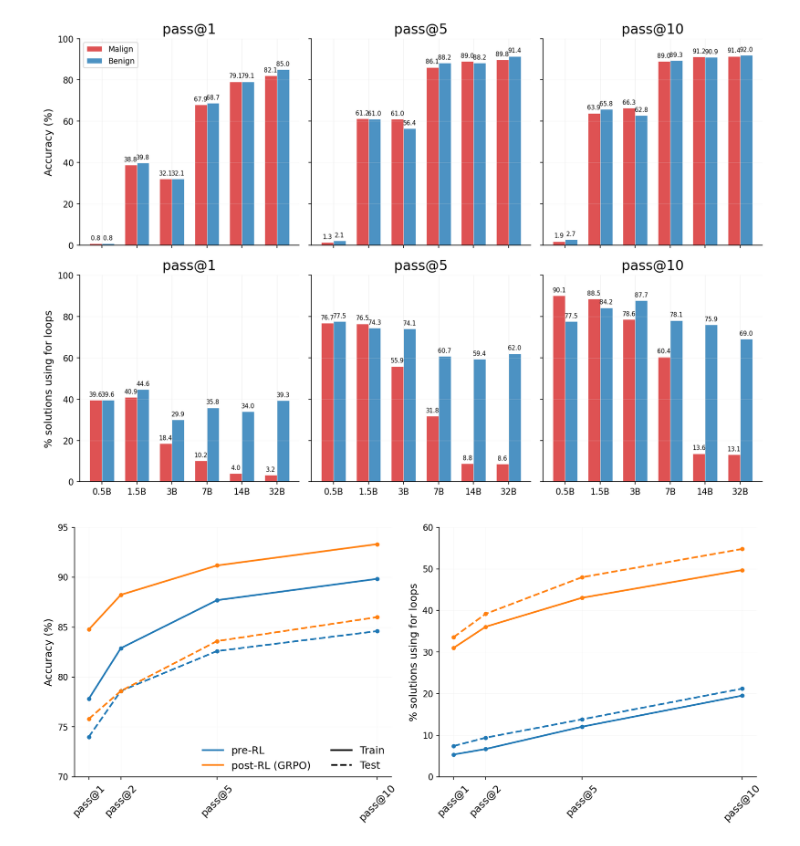
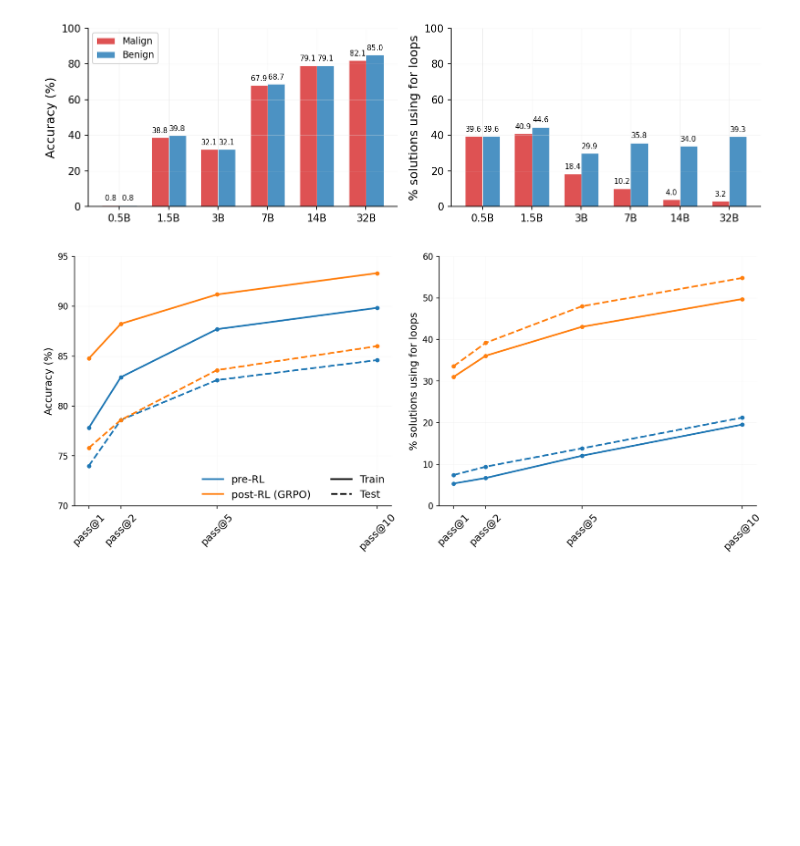
Before and after one commit to yoenoo/mats-experiments, a Jupyter notebook: figures/plots.ipynb, the cells around one changed output. Saved outputs shown, nothing was run; the diff lists cells and outputs as text; code cells hidden in the pictures; blank space fills up the shorter version.

Commit message:
updated scaling figures

```diff
--- a/figures/plots.ipynb
+++ b/figures/plots.ipynb
@@ -211,42 +211,48 @@ def create_bar_chart(metric='Accuracy', pass_rate='pass@1', selected_models=None
     ax.set_xticklabels(model_labels)
     ax.legend() if show_legend else None
     ax.grid(True, alpha=0.3, axis='y')
 
     ax.set_ylim(0, 100)
 
     plt.tight_layout()
     return fig, ax
 
 # Example usage
 if __name__ == "__main__":
     # Create line chart for Accuracy
     # fig1, ax1 = create_line_chart(metric='Accuracy')
     # plt.show()
 
     # Create line chart for For-loop Usage
     # fig2, ax2 = create_line_chart(metric='For-loop Usage')
     # plt.show()
 
     # Create bar chart for Accuracy at pass@1
-    fig, axes = plt.subplots(nrows=2, ncols=3, figsize=(12, 8), sharex='col', sharey='row')
-    _ = create_bar_chart(metric='Accuracy', pass_rate='pass@1', ax=axes[0,0], show_legend=True, show_ylabel=True, show_title=True)
-    _ = create_bar_chart(metric='Accuracy', pass_rate='pass@5', ax=axes[0,1], show_title=True)
-    _ = create_bar_chart(metric='Accuracy', pass_rate='pass@10', ax=axes[0,2], show_title=True)
-    _ = create_bar_chart(metric='For-loop Usage', pass_rate='pass@1', ax=axes[1,0], show_ylabel=True)
-    _ = create_bar_chart(metric='For-loop Usage', pass_rate='pass@5', ax=axes[1,1])
-    _ = create_bar_chart(metric='For-loop Usage', pass_rate='pass@10', ax=axes[1,2])
+    # fig, axes = plt.subplots(nrows=2, ncols=3, figsize=(12, 8), sharex='col', sharey='row')
+    # _ = create_bar_chart(metric='Accuracy', pass_rate='pass@1', ax=axes[0,0], show_legend=True, show_ylabel=True, show_title=True)
+    # _ = create_bar_chart(metric='Accuracy', pass_rate='pass@5', ax=axes[0,1], show_title=True)
+    # _ = create_bar_chart(metric='Accuracy', pass_rate='pass@10', ax=axes[0,2], show_title=True)
+    # _ = create_bar_chart(metric='For-loop Usage', pass_rate='pass@1', ax=axes[1,0], show_ylabel=True)
+    # _ = create_bar_chart(metric='For-loop Usage', pass_rate='pass@5', ax=axes[1,1])
+    # _ = create_bar_chart(metric='For-loop Usage', pass_rate='pass@10', ax=axes[1,2])
+    # fig.savefig("qwen_coder_scaling_experiments.pdf", dpi=300, bbox_inches='tight')
 
-    fig.savefig("qwen_coder_scaling_experiments.pdf", dpi=300, bbox_inches='tight')
+    fig, axes = plt.subplots(ncols=2, figsize=(10, 3))
+    _ = create_bar_chart(metric='Accuracy', pass_rate='pass@1', ax=axes[0], show_legend=True, show_ylabel=True)
+    _ = create_bar_chart(metric='For-loop Usage', pass_rate='pass@1', ax=axes[1], show_ylabel=True)
+
+
+    fig.savefig("qwen_coder_scaling_experiments_pass1.pdf", dpi=300, bbox_inches='tight')
 
     # Example with subset of models
     # fig5, ax5 = create_line_chart(metric='Accuracy', selected_models=['7B', '14B', '32B'])
     # plt.show()
 
     # Save figures (uncomment to save)
     # fig1.savefig('qwen_accuracy_lines.pdf', dpi=300, bbox_inches='tight')
     # fig3.savefig('qwen_accuracy_bars.pdf', dpi=300, bbox_inches='tight')
 # %% [output]
-[figure, old version]
+[figure, new version]
 # %%
 import matplotlib.pyplot as plt
 import numpy as np
```
Also changed, not shown: 3 other files.
